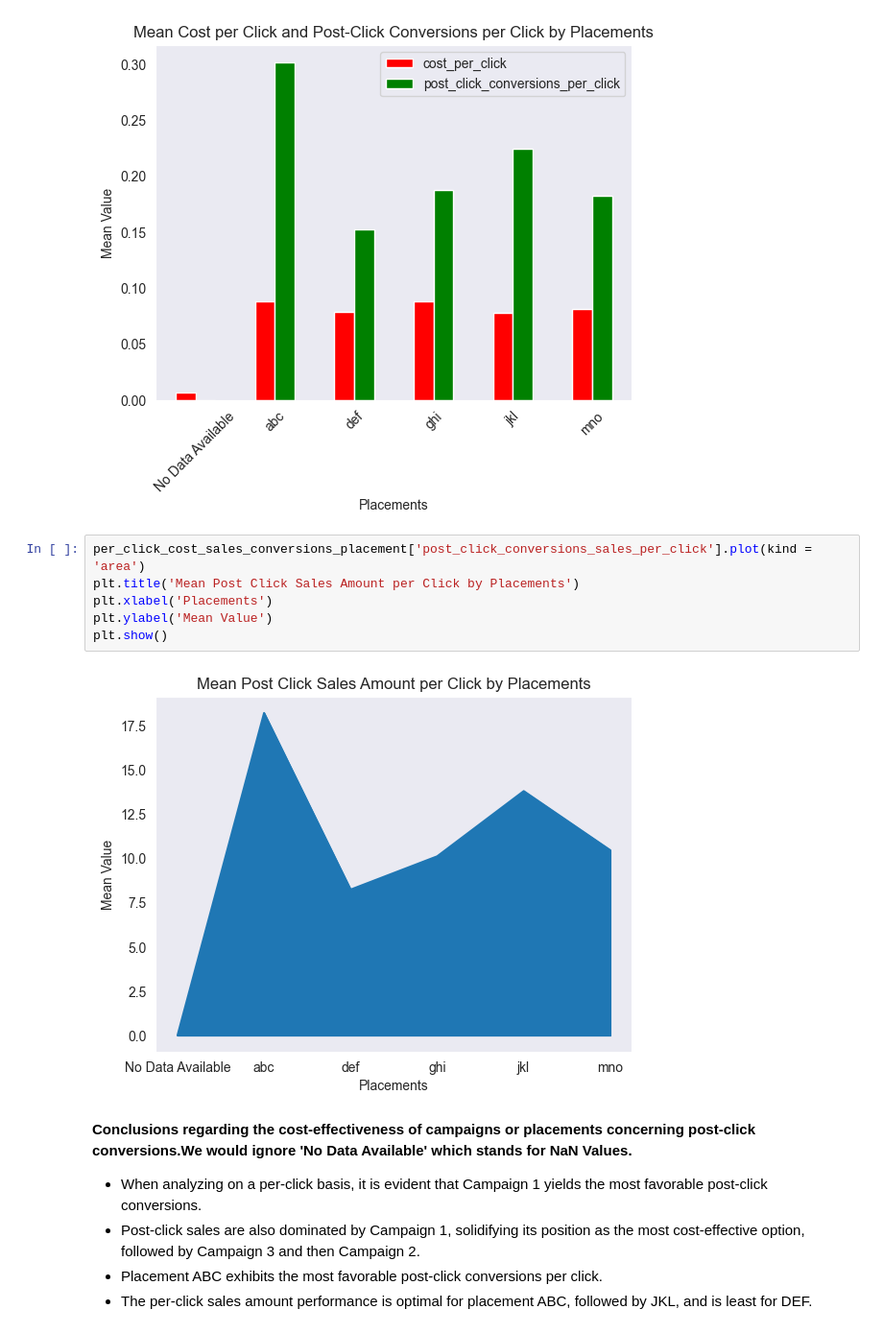
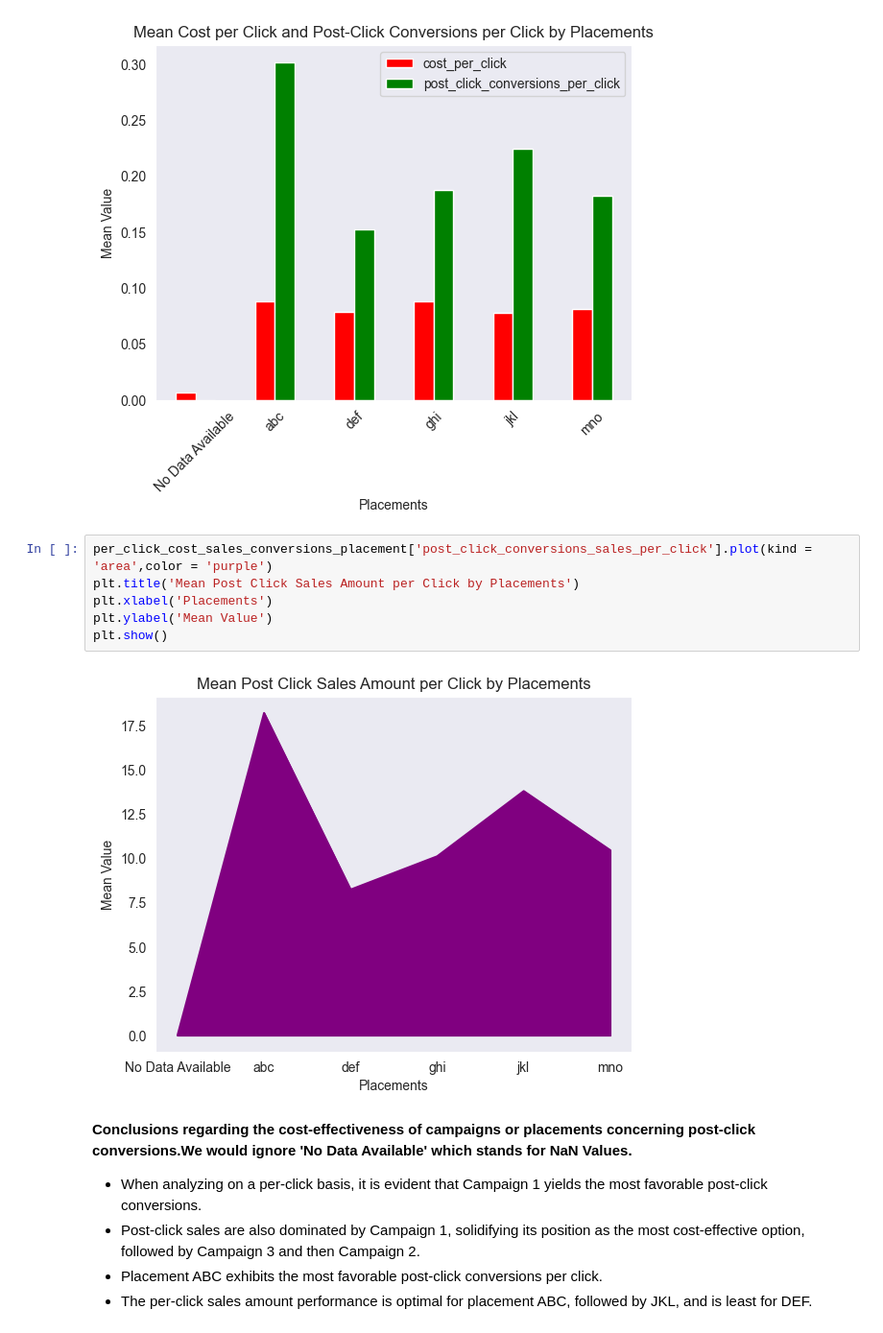
Before and after one commit to BKAPADIA04/Digital-Marketing-Data-Analysis, a Jupyter notebook: Online_Advertising_Performance_Data/jupyter_nbs/eda_part2.ipynb, the cells around one changed output. Shown at 96% size. Saved outputs shown, nothing was run; the diff lists cells and outputs as text.

```diff
--- a/Online_Advertising_Performance_Data/jupyter_nbs/eda_part2.ipynb
+++ b/Online_Advertising_Performance_Data/jupyter_nbs/eda_part2.ipynb
@@ -644,13 +644,13 @@ plt.show()
 # %% [output]
 [figure]
 # %%
-per_click_cost_sales_conversions_placement['post_click_conversions_sales_per_click'].plot(kind = 'area')
+per_click_cost_sales_conversions_placement['post_click_conversions_sales_per_click'].plot(kind = 'area',color = 'purple')
 plt.title('Mean Post Click Sales Amount per Click by Placements')
 plt.xlabel('Placements')
 plt.ylabel('Mean Value')
 plt.show()
 # %% [output]
-[figure, old version]
+[figure, new version]
 # %% [markdown]
 **Conclusions regarding the cost-effectiveness of campaigns or placements concerning post-click conversions.We would ignore 'No Data Available' which stands for NaN Values.**
 - When analyzing on a per-click basis, it is evident that Campaign 1 yields the most favorable post-click conversions.
```
Also changed, not shown: parts of 6 cells of this notebook, 50 other files.
